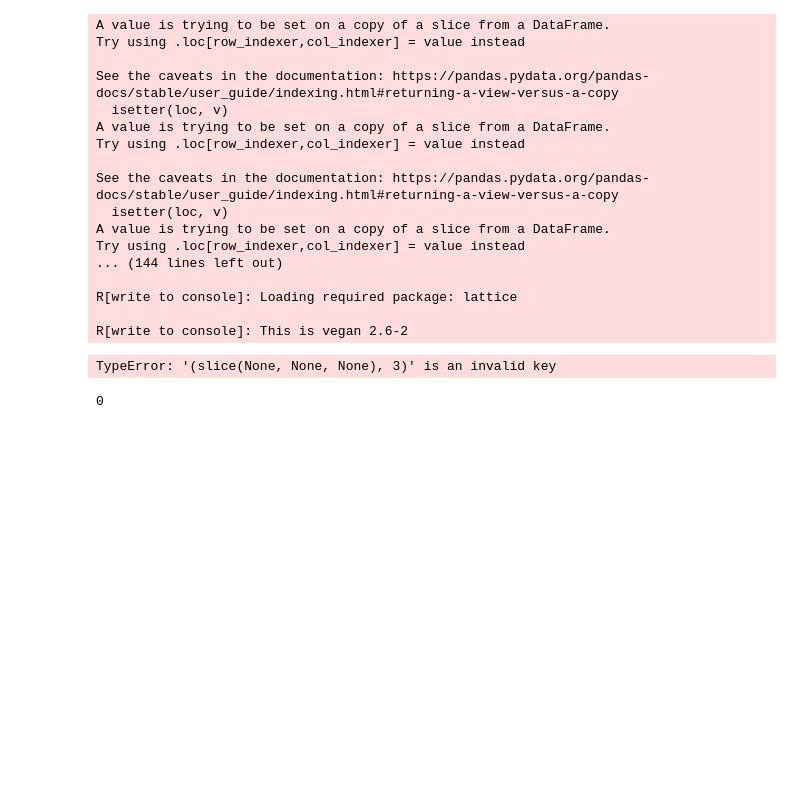
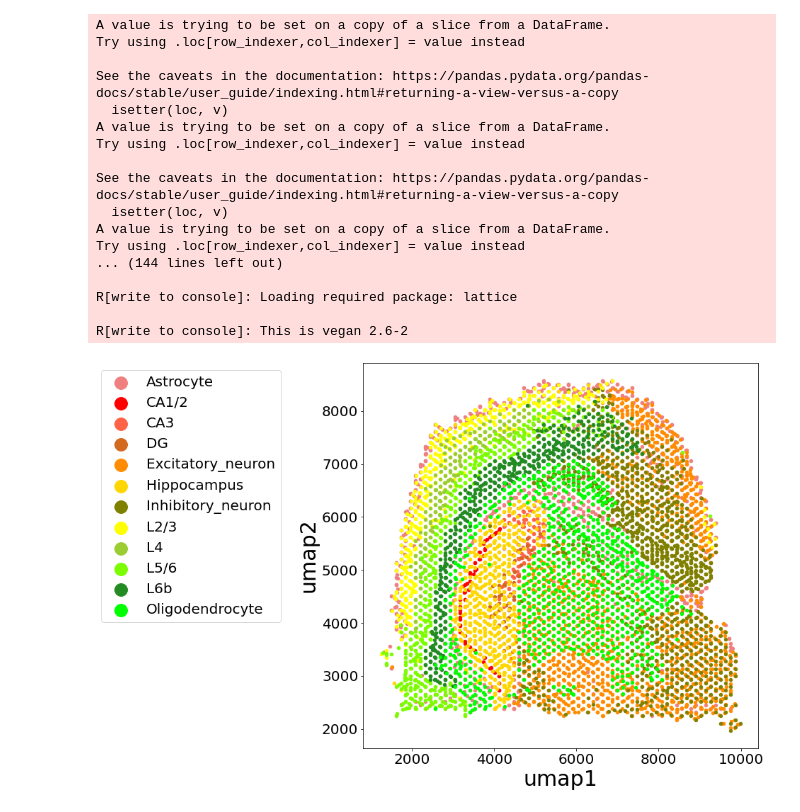
Before and after one commit to guott15/SPIRAL, a Jupyter notebook: Demo/run_spiral_coronal.ipynb, the cells around one changed output. Saved outputs shown, nothing was run; the diff lists cells and outputs as text; code cells hidden in the pictures; blank space fills up the shorter version.

```diff
--- a/Demo/run_spiral_coronal.ipynb
+++ b/Demo/run_spiral_coronal.ipynb
@@ -222,25 +222,21 @@ R[write to console]: Loading required package: lattice
 
 R[write to console]: This is vegan 2.6-2
 # %%
-# New_Coord1=CA.Coord.values
+New_Coord=CA.New_Coord.values
 celltype=New_Coord[:,3]
 ul=np.unique(celltype)
 import matplotlib.pyplot as plt
 colour2=['r','g','black','cyan','blue','purple','yellow','grey']
 colour1=['lightcoral','red','tomato','chocolate','darkorange','gold','olive','yellow','yellowgreen','lawngreen','forestgreen','lime',
        'cyan','deepskyblue','dodgerblue','royalblue','blue','blueviolet','purple','fuchsia','hotpink','pink','gray','black','teal']
 f, axs= plt.subplots(1,1,figsize=(10,10))
 size=20
 for i in range(len(ul)):
     axs.scatter(New_Coord[np.where(celltype==ul[i])[0],0],New_Coord[np.where(celltype==ul[i])[0],1],c=colour1[i],s=size)
 
 axs.set_xlabel("umap1",fontsize=30)
 axs.set_ylabel("umap2",fontsize=30)
 axs.legend(ul,loc="best",fontsize=20,markerscale=4,bbox_to_anchor=(-0.19,1))
 axs.tick_params(axis='both', which='major', labelsize=20)
 # %% [output]
-TypeError: '(slice(None, None, None), 3)' is an invalid key
+[figure, added]
-# %%
-i
-# %% [output]
-0
```
Also changed, not shown: 1 other file.
